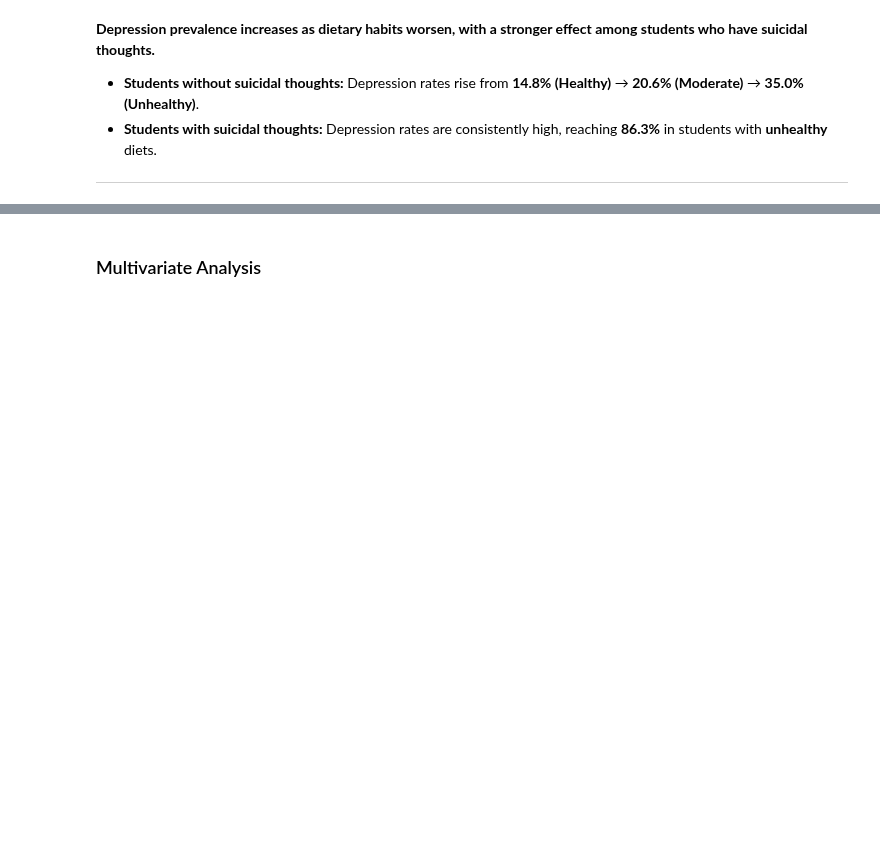
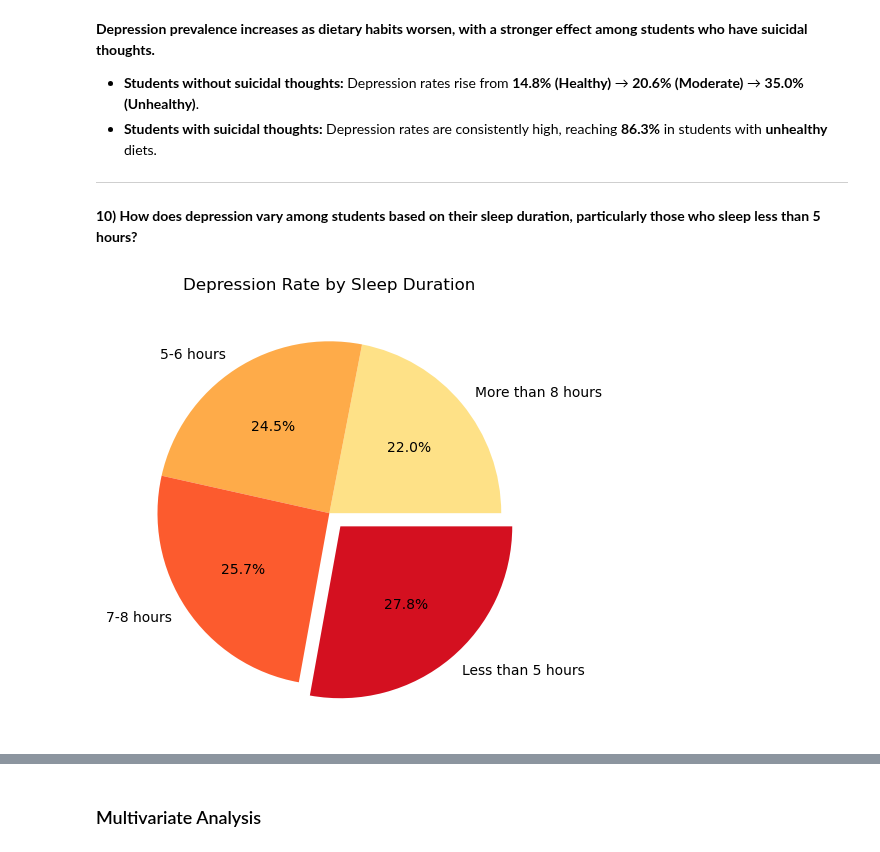
Before and after one commit to Siddharth-Saravanan/Student_Depression_Analysis_and_Prediction_using_Machine_Learning, a Jupyter notebook: student_depression_prediction.ipynb, the cells around one changed output, grey strips where cells are left out. Cells and saved outputs as stored; diff of their text form; code cells hidden in the pictures; blank space fills up the shorter version.

Commit message:
EDA: Bivariate - Added Q10 Plot and Insights

```diff
--- a/student_depression_prediction.ipynb
+++ b/student_depression_prediction.ipynb
@@ -1245,3 +1245,18 @@ plt.tight_layout()
 - **Students without suicidal thoughts:** Depression rates rise from **14.8% (Healthy)** → **20.6% (Moderate)** → **35.0% (Unhealthy)**.
 - **Students with suicidal thoughts:** Depression rates are consistently high, reaching **86.3%** in students with **unhealthy** diets.
 ---
+# %% [markdown]
+**10) How does depression vary among students based on their sleep duration, particularly those who sleep less than 5 hours?**
+# %%
+sleep_depr = depr_df.loc[:,['Sleep Duration','Depression']]
+sleep_depr = sleep_depr.groupby('Sleep Duration')['Depression'].agg(['sum','count'])
+sleep_depr['Depression Rate (%)'] = ((sleep_depr['sum']/sleep_depr['count'])*100).round(2)
+
+sleep_depr = sleep_depr.sort_values(by='Depression Rate (%)', ascending=True)
+colors = sns.set_palette('YlOrRd', n_colors=sleep_depr['Depression Rate (%)'].nunique())
+
+plt.pie(sleep_depr['Depression Rate (%)'], labels=sleep_depr.index, colors=colors, explode=[0,0,0,0.1], autopct='%1.1f%%')
+plt.title("Depression Rate by Sleep Duration")
+plt.tight_layout()
+# %% [output]
+[figure, added]
```
Also changed, not shown: parts of 1 cell of this notebook.
